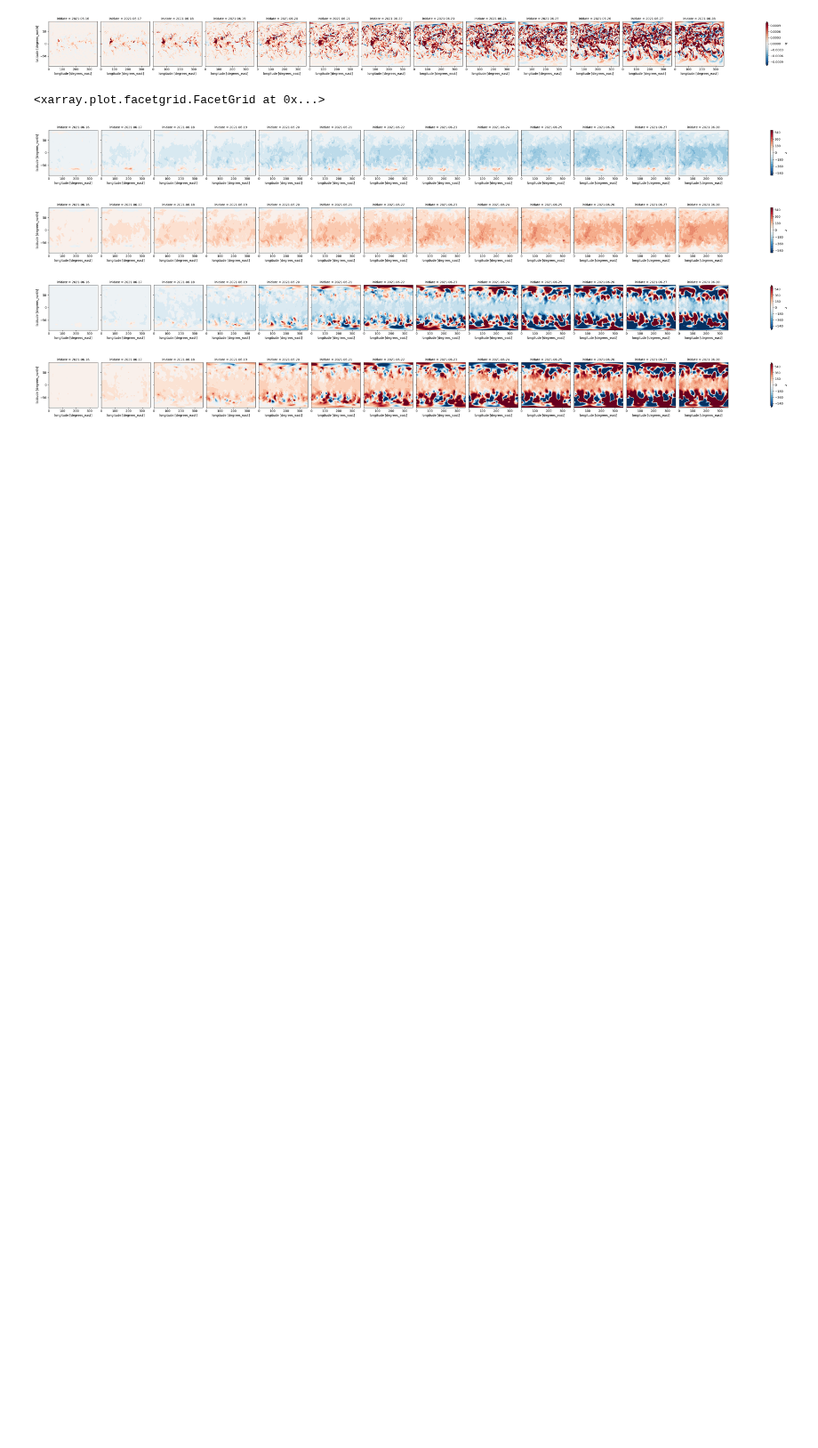
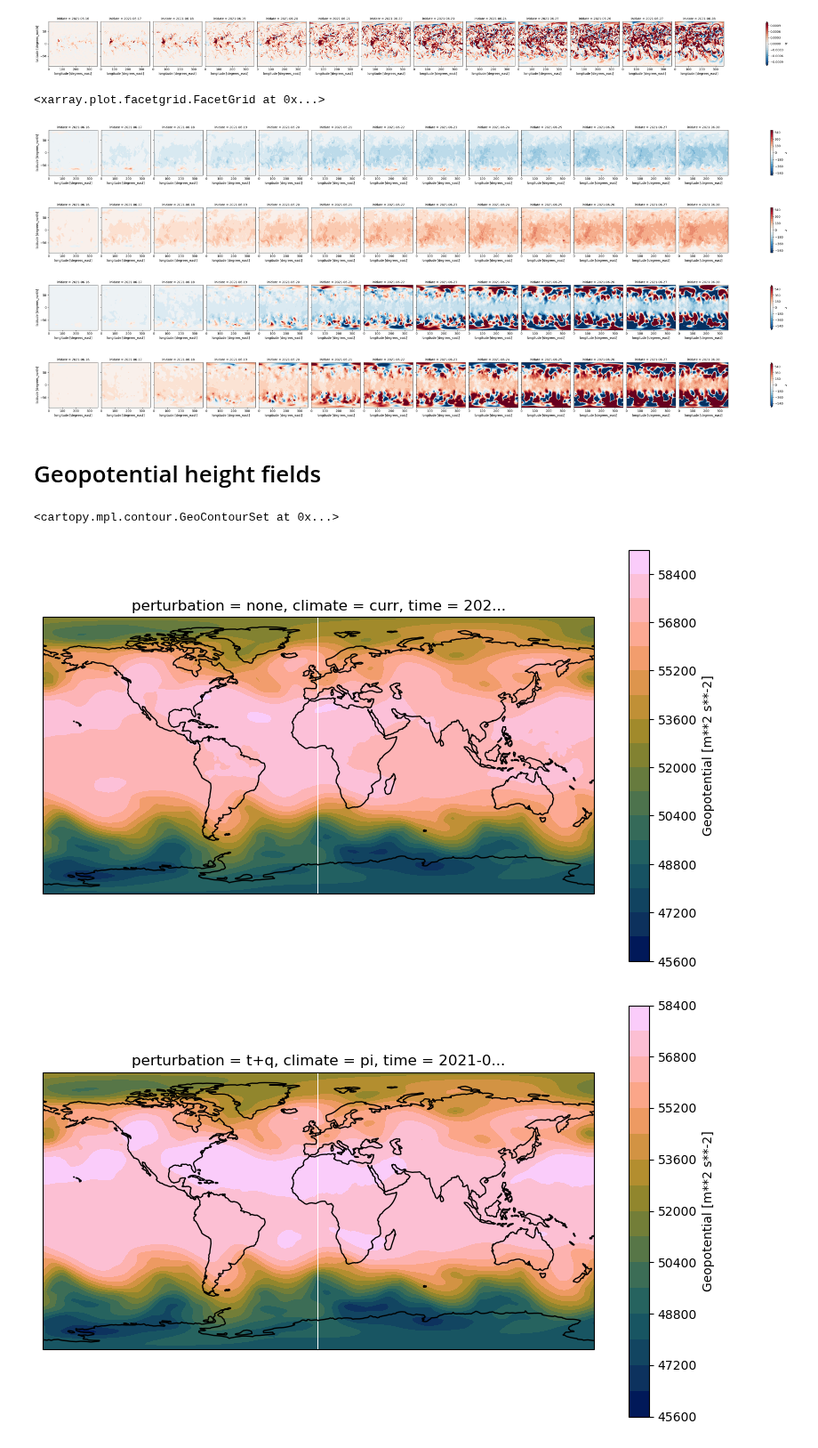
Before and after one commit to shirin-ermis/ATMICP, a Jupyter notebook: notebooks/03_event_dynamics.ipynb, the cells around one changed output. Shown at 89% size. Saved outputs shown, nothing was run; the diff lists cells and outputs as text; code cells hidden in the pictures; blank space fills up the shorter version.

Commit message:
z500 plots

```diff
--- a/notebooks/03_event_dynamics.ipynb
+++ b/notebooks/03_event_dynamics.ipynb
@@ -123,3 +122,24 @@ delta_maps['incr']['progn_vars'].sel(level=500).z.plot.contourf(col='inidate', v
 [figure]
 [figure]
 [figure]
+# %% [markdown]
+# Geopotential height fields
+# %%
+figure = plt.figure(figsize=(10, 6))
+ax = figure.add_subplot(1, 1, 1, projection=ccrs.PlateCarree())
+ax.coastlines()
+ifs_pl.sel(climate='curr', inidate='2021-06-28', level=500, perturbation='none', number=0, time='2021-06-30T00:00:00').z.plot.contourf(ax=ax, levels=21, cmap=cm.cm.batlow, transform=ccrs.PlateCarree())
+
+figure = plt.figure(figsize=(10, 6))
+ax = figure.add_subplot(1, 1, 1, projection=ccrs.PlateCarree())
+ax.coastlines()
+ifs_pl.sel(climate='pi', inidate='2021-06-28', level=500, perturbation='t+q', number=0, time='2021-06-30T00:00:00').z.plot.contourf(ax=ax, levels=21, cmap=cm.cm.batlow, transform=ccrs.PlateCarree())
+
+figure = plt.figure(figsize=(10, 6))
+ax = figure.add_subplot(1, 1, 1, projection=ccrs.PlateCarree())
+ax.coastlines()
+ifs_pl.sel(climate='pi', inidate='2021-06-28', level=500, perturbation='progn_vars', number=0, time='2021-06-30T00:00:00').z.plot.contourf(ax=ax, levels=21, cmap=cm.cm.batlow, transform=ccrs.PlateCarree())
+# %% [output]
+<cartopy.mpl.contour.GeoContourSet at 0x...>
+[figure, added]
+[figure, added]
```
Also changed, not shown: parts of 3 cells of this notebook.
